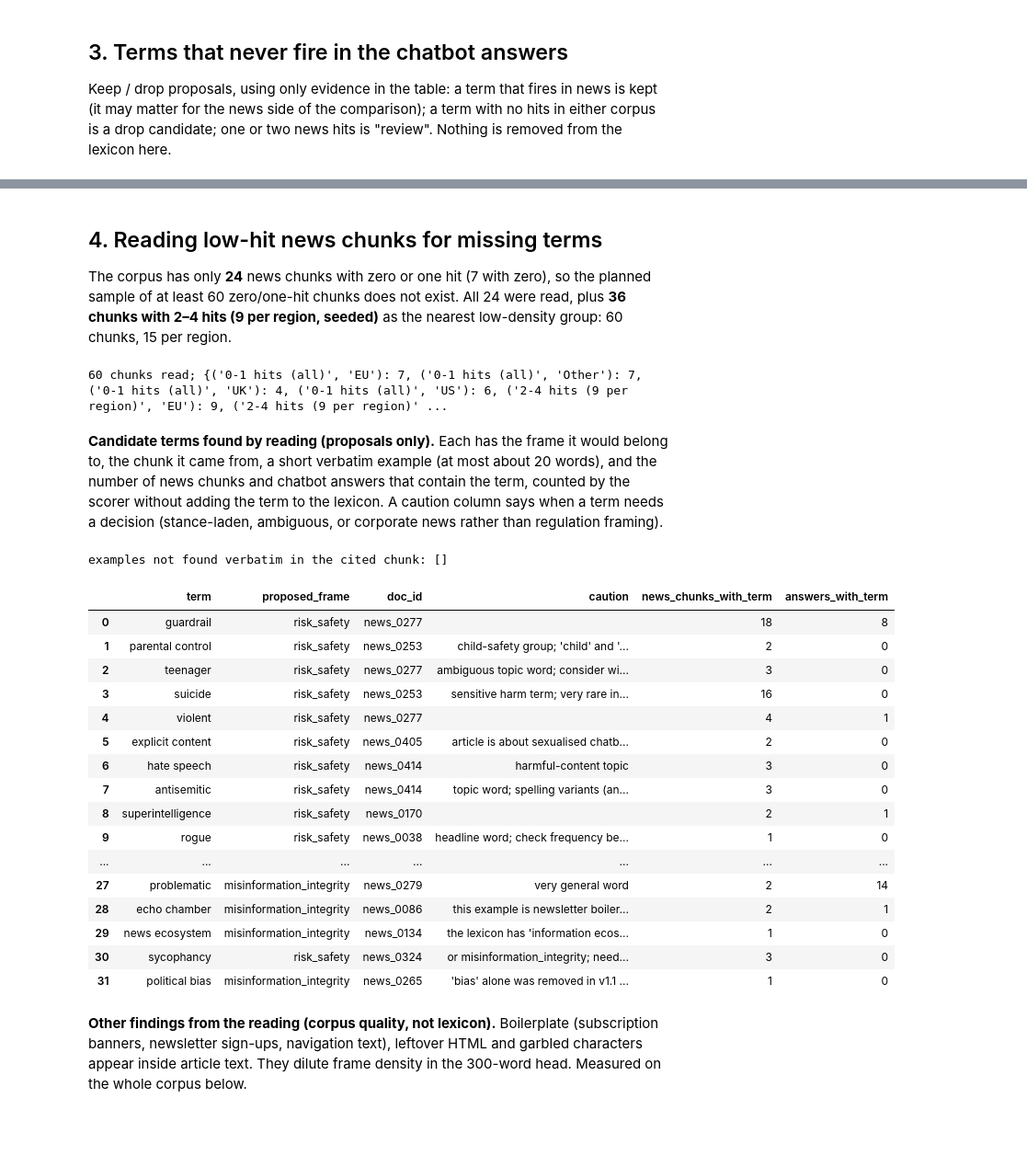
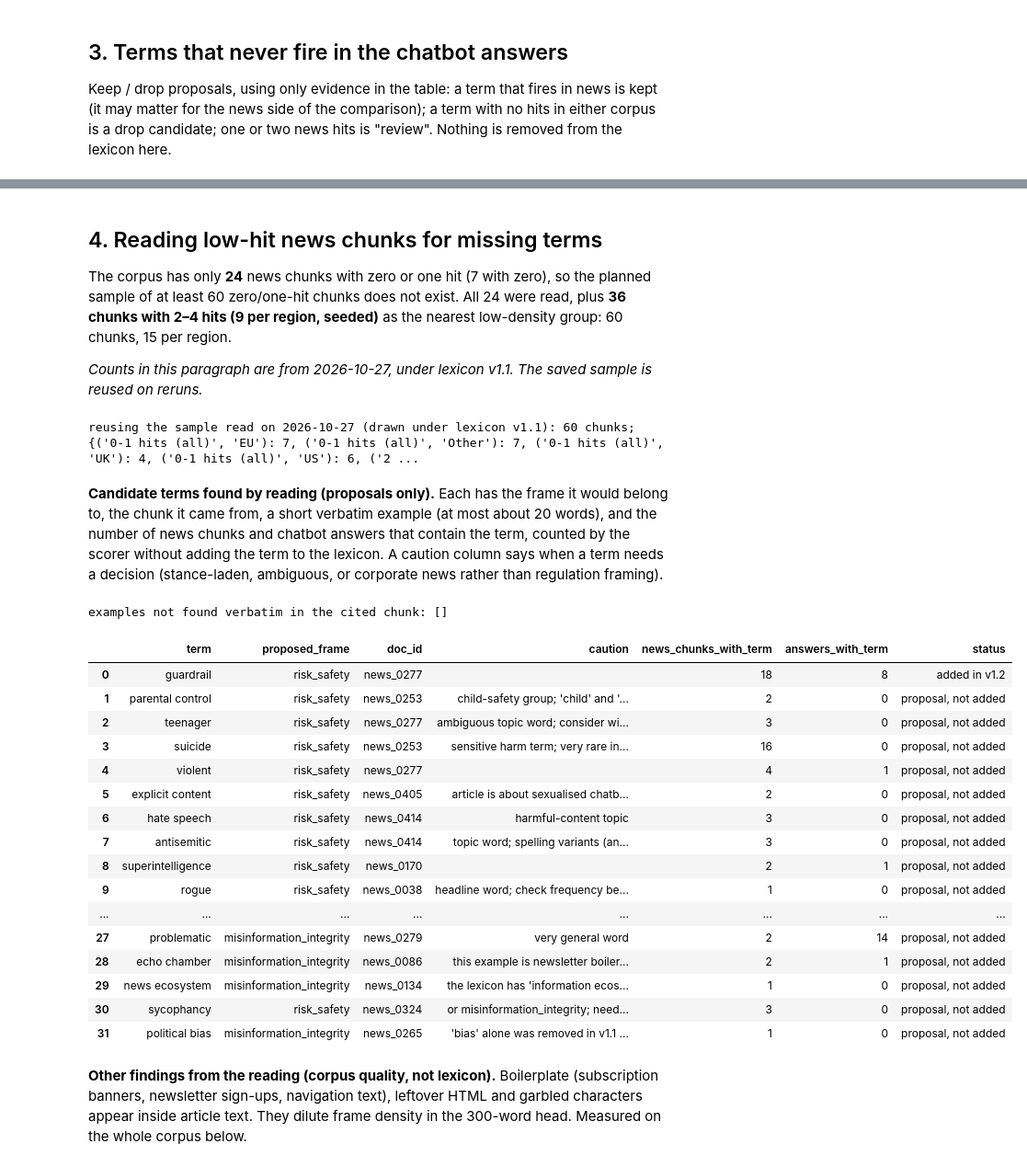
Before and after one commit to Annjnk/Text-Analytics-NLP-CA, a Jupyter notebook: 07_lexicon_signoff.ipynb, the cells around one changed output, grey strips where cells are left out. Shown at 92% size. Cells and saved outputs as stored; diff of their text form; code cells hidden in the pictures; blank space fills up the shorter version.

```diff
--- a/07_lexicon_signoff.ipynb
+++ b/07_lexicon_signoff.ipynb
@@ -171,16 +202,23 @@ dead
 # %% [markdown]
 ## 4. Reading low-hit news chunks for missing terms
 The corpus has only **24** news chunks with zero or one hit (7 with zero), so the planned sample of at least 60 zero/one-hit chunks does not exist. All 24 were read, plus **36 chunks with 2–4 hits (9 per region, seeded)** as the nearest low-density group: 60 chunks, 15 per region.
+
+*Counts in this paragraph are from 2026-10-27, under lexicon v1.1. The saved sample is reused on reruns.*
 # %%
-sc_n = pd.read_csv(OUT / "frame_scores_news.csv"); d = sc_n.merge(news[["doc_id", "text", "title"]], on="doc_id")
-low = d[d["hits_total"] <= 1].assign(pool="0-1 hits (all)")
-mid = d[(d["hits_total"] >= 2) & (d["hits_total"] <= 4)]
-mid = pd.concat([g.sample(9, random_state=SEED) for _, g in mid.groupby("region")]).assign(pool="2-4 hits (9 per region)")
-sample = pd.concat([low, mid]).sort_values(["pool", "region", "doc_id"]).reset_index(drop=True)
-sample[["doc_id", "pool", "region", "outlet", "hits_total", "title", "text"]].to_csv("data/lexicon_review_lowhit_sample.csv", index=False)   # git-ignored: article text
-print(len(sample), "chunks read;", sample.groupby(["pool", "region"]).size().to_dict(), "| file with the text: data/lexicon_review_lowhit_sample.csv")
+SAMPLE_FILE = Path("data/lexicon_review_lowhit_sample.csv")           # git-ignored: article text
+if SAMPLE_FILE.exists():
+    sample = pd.read_csv(SAMPLE_FILE, keep_default_na=False)
+    print("reusing the sample read on 2026-10-27 (drawn under lexicon v1.1):", len(sample), "chunks;", sample.groupby(["pool", "region"]).size().to_dict())
+else:
+    sc_n = pd.read_csv(OUT / "frame_scores_news.csv"); d = sc_n.merge(news[["doc_id", "text", "title"]], on="doc_id")
+    low = d[d["hits_total"] <= 1].assign(pool="0-1 hits (all)")
+    mid = d[(d["hits_total"] >= 2) & (d["hits_total"] <= 4)]
+    mid = pd.concat([g.sample(9, random_state=SEED) for _, g in mid.groupby("region")]).assign(pool="2-4 hits (9 per region)")
+    sample = pd.concat([low, mid]).sort_values(["pool", "region", "doc_id"]).reset_index(drop=True)
+    sample[["doc_id", "pool", "region", "outlet", "hits_total", "title", "text"]].to_csv(SAMPLE_FILE, index=False)
+    print(len(sample), "chunks drawn under lexicon", LEX.version, "; file with the text:", SAMPLE_FILE)
 # %% [output]
-60 chunks read; {('0-1 hits (all)', 'EU'): 7, ('0-1 hits (all)', 'Other'): 7, ('0-1 hits (all)', 'UK'): 4, ('0-1 hits (all)', 'US'): 6, ('2-4 hits (9 per region)', 'EU'): 9, ('2-4 hits (9 per region)' ...
+reusing the sample read on 2026-10-27 (drawn under lexicon v1.1): 60 chunks; {('0-1 hits (all)', 'EU'): 7, ('0-1 hits (all)', 'Other'): 7, ('0-1 hits (all)', 'UK'): 4, ('0-1 hits (all)', 'US'): 6, ('2 ...
 # %% [markdown]
 **Candidate terms found by reading (proposals only).** Each has the frame it would belong to, the chunk it came from, a short verbatim example (at most about 20 words), and the number of news chunks and chatbot answers that contain the term, counted by the scorer without adding the term to the lexicon. A caution column says when a term needs a decision (stance-laden, ambiguous, or corporate news rather than regulation framing).
 # %%
@@ -209,50 +247,51 @@ CANDIDATES = [
  ("private data", "rights_privacy", "news_0164", "access your private data", "phrase; 'personal data' is already in the lexicon"),
  ("patent", "rights_privacy", "news_0250", "AI use in the patent profession has become a rushing torrent", "intellectual property; or innovation? needs a decision"),
  ("acquisition", "economy_labour", "news_0213", "SpaceX has acquired his artificial-intelligence startup xAI", "corporate news, not regulation framing"),
  ("valuation", "economy_labour", "news_0105", "Harvey, a leading legal AI company, is now valued at $11 billion", "corporate news, not regulation framing"),
  ("plagiarism", "misinformation_integrity", "news_0040", "pass it off as your own", "academic integrity; 'cheating' and 'academic dishonesty' also candidates"),
  ("academic dishonesty", "misinformation_integrity", "news_0040", "what constitutes academic dishonesty", ""),
  ("inaccurate", "misinformation_integrity", "news_0261", "incorrect evidence garnered from Microsoft Copilot", "also 'incorrect', 'accuracy'; overlaps hallucination"),
  ("problematic", "misinformation_integrity", "news_0279", "five popular chatbots give “problematic” answers to health-related queries", "very general word"),
  ("echo chamber", "misinformation_integrity", "news_0086", "Escape your echo chamber", "this example is newsletter boilerplate, not article text: low value"),
  ("news ecosystem", "misinformation_integrity", "news_0134", "an important part of the Australian news ecosystem", "the lexicon has 'information ecosystem'"),
  ("sycophancy", "risk_safety", "news_0324", "ChatGPT always says: ‘Oh, your questions are clever.", "or misinformation_integrity; needs a decision"),
  ("political bias", "misinformation_integrity", "news_0265", "treat opposing political viewpoints with equal depth", "'bias' alone was removed in v1.1 (second meaning); phrases 'political bias', 'algorithmic bias', 'implicit bias' could be tested. Do NOT add 'woke' (stance-laden)"),
 ]
 cand = pd.DataFrame(CANDIDATES, columns=["term", "proposed_frame", "doc_id", "example", "caution"])
 by_frame = {}
 for t, f in zip(cand["term"], cand["proposed_frame"]): by_frame.setdefault(f, []).append(t)
 cm, co = build_matcher(by_frame)
 Hc_n = find_hits(news["text_cut"], cm, co); Hc_a = find_hits(ans["text_cut"], cm, co)
 cn, ca = Counter(l for h in Hc_n for _, l in set(h)), Counter(l for h in Hc_a for _, l in set(h))
 cand["news_chunks_with_term"] = cand["term"].map(lambda t: cn.get(lem(t), 0)); cand["answers_with_term"] = cand["term"].map(lambda t: ca.get(lem(t), 0))
+cand["status"] = cand["term"].map(lambda t: "added in v1.2" if lem(t) in owner else "proposal, not added")
 # every example sentence must really occur in the cited chunk
 txt = dict(zip(sample["doc_id"], sample["text"] + " " + sample["title"]))
 norm_ws = lambda s: re.sub(r"\s+", " ", s)
 bad = [(r.term, r.doc_id) for r in cand.itertuples() if norm_ws(r.example).lower() not in norm_ws(txt[r.doc_id]).lower()]
 print("examples not found verbatim in the cited chunk:", bad)
 cand.to_csv("data/lexicon_review_candidates_with_examples.csv", index=False)          # local only: holds short quotes from articles
 cand.drop(columns=["example"]).to_csv(FR / "review_candidate_terms.csv", index=False)  # committed: terms, frames, counts and doc ids, no quotes
 cand.drop(columns=["example"])
 # %% [output]
 examples not found verbatim in the cited chunk: []
-|  | term | proposed_frame | doc_id | caution | news_chunks_with_term | answers_with_term |
-| 0 | guardrail | risk_safety | news_0277 |  | 18 | 8 |
-| 1 | parental control | risk_safety | news_0253 | child-safety group; 'child' and '... | 2 | 0 |
-| 2 | teenager | risk_safety | news_0277 | ambiguous topic word; consider wi... | 3 | 0 |
-| 3 | suicide | risk_safety | news_0253 | sensitive harm term; very rare in... | 16 | 0 |
-| 4 | violent | risk_safety | news_0277 |  | 4 | 1 |
-| 5 | explicit content | risk_safety | news_0405 | article is about sexualised chatb... | 2 | 0 |
-| 6 | hate speech | risk_safety | news_0414 | harmful-content topic | 3 | 0 |
-| 7 | antisemitic | risk_safety | news_0414 | topic word; spelling variants (an... | 3 | 0 |
-| 8 | superintelligence | risk_safety | news_0170 |  | 2 | 1 |
-| 9 | rogue | risk_safety | news_0038 | headline word; check frequency be... | 1 | 0 |
-| ... | ... | ... | ... | ... | ... | ... |
-| 27 | problematic | misinformation_integrity | news_0279 | very general word | 2 | 14 |
-| 28 | echo chamber | misinformation_integrity | news_0086 | this example is newsletter boiler... | 2 | 1 |
-| 29 | news ecosystem | misinformation_integrity | news_0134 | the lexicon has 'information ecos... | 1 | 0 |
-| 30 | sycophancy | risk_safety | news_0324 | or misinformation_integrity; need... | 3 | 0 |
-| 31 | political bias | misinformation_integrity | news_0265 | 'bias' alone was removed in v1.1 ... | 1 | 0 |
+|  | term | proposed_frame | doc_id | caution | news_chunks_with_term | answers_with_term | status |
+| 0 | guardrail | risk_safety | news_0277 |  | 18 | 8 | added in v1.2 |
+| 1 | parental control | risk_safety | news_0253 | child-safety group; 'child' and '... | 2 | 0 | proposal, not added |
+| 2 | teenager | risk_safety | news_0277 | ambiguous topic word; consider wi... | 3 | 0 | proposal, not added |
+| 3 | suicide | risk_safety | news_0253 | sensitive harm term; very rare in... | 16 | 0 | proposal, not added |
+| 4 | violent | risk_safety | news_0277 |  | 4 | 1 | proposal, not added |
+| 5 | explicit content | risk_safety | news_0405 | article is about sexualised chatb... | 2 | 0 | proposal, not added |
+| 6 | hate speech | risk_safety | news_0414 | harmful-content topic | 3 | 0 | proposal, not added |
+| 7 | antisemitic | risk_safety | news_0414 | topic word; spelling variants (an... | 3 | 0 | proposal, not added |
+| 8 | superintelligence | risk_safety | news_0170 |  | 2 | 1 | proposal, not added |
+| 9 | rogue | risk_safety | news_0038 | headline word; check frequency be... | 1 | 0 | proposal, not added |
+| ... | ... | ... | ... | ... | ... | ... | ... |
+| 27 | problematic | misinformation_integrity | news_0279 | very general word | 2 | 14 | proposal, not added |
+| 28 | echo chamber | misinformation_integrity | news_0086 | this example is newsletter boiler... | 2 | 1 | proposal, not added |
+| 29 | news ecosystem | misinformation_integrity | news_0134 | the lexicon has 'information ecos... | 1 | 0 | proposal, not added |
+| 30 | sycophancy | risk_safety | news_0324 | or misinformation_integrity; need... | 3 | 0 | proposal, not added |
+| 31 | political bias | misinformation_integrity | news_0265 | 'bias' alone was removed in v1.1 ... | 1 | 0 | proposal, not added |
 # %% [markdown]
 **Other findings from the reading (corpus quality, not lexicon).** Boilerplate (subscription banners, newsletter sign-ups, navigation text), leftover HTML and garbled characters appear inside article text. They dilute frame density in the 300-word head. Measured on the whole corpus below.
 # %%
```
Also changed, not shown: parts of 12 cells of this notebook, 8 other files.
